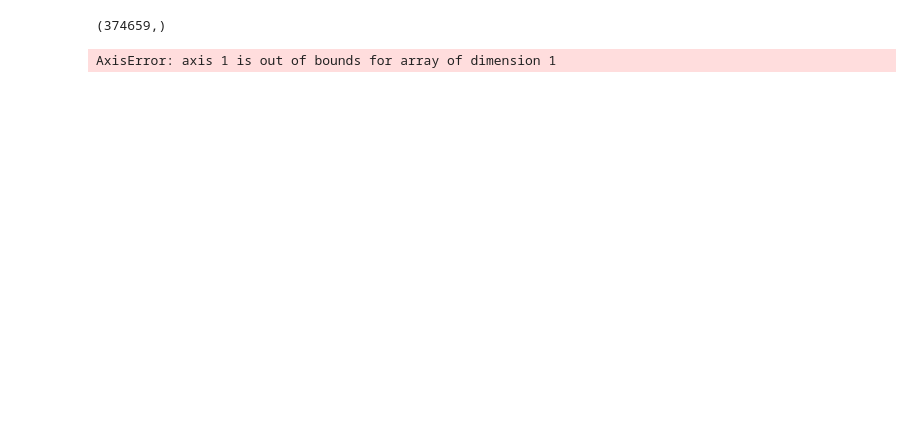
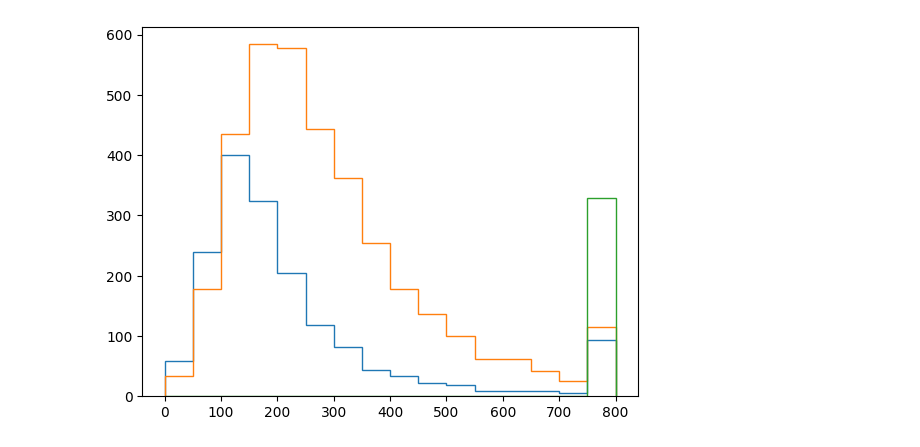
Before and after one commit to axeis/PommerLearn, a Jupyter notebook: pommerlearn/debug/evaluation.ipynb, the cells around one changed output. Drawn from its saved outputs; the diff is of its cells as text; code cells hidden in the pictures; blank space fills up the shorter version.

```diff
--- a/pommerlearn/debug/evaluation.ipynb
+++ b/pommerlearn/debug/evaluation.ipynb
@@ -201 +169,6 @@ for episode in range(0, len(z.attrs.get('EpisodeSteps'))):
+# %%
+for zarr in zarrs:
+    plt.hist(zarr.attrs.get('EpisodeSteps'), bins= range(0,801,50), histtype='step', fill=False)
+# %% [output]
+[figure, added]
 # %%
@@ -225,30 +205,0 @@ for episode in range(0, len(z.attrs.get('EpisodeSteps'))):
-# %%
-arr.shape
-# %% [output]
-(374659,)
-# %%
-arr = np.array([])
-
-for episode in range(0, len(z.attrs.get('EpisodeSteps'))):
-
-        dead_in_steps = get_agent_died_in_step(z.attrs.get('EpisodeActions')[episode],
-                                z.attrs.get('EpisodeDead')[episode]
-        )
-        max = 0
-        for i in range(0,3):
-            if dead_in_steps[i]==0:
-                winner_index=i
-                break
-            elif dead_in_steps[i] > max:
-                max = dead_in_steps[i]
-                winner_index=i
-
-        agent_episode = episode*4 + winner_index
-
-        episode_slice = get_agent_episode_slice(z,agent_episode)
-
-        obs = z['obs'][episode_slice]
-
-        arr = np.append(arr, np.sum(np.sum(obs[:,1,:,:], axis=2), axis=1),axis=1)
-# %% [output]
-AxisError: axis 1 is out of bounds for array of dimension 1
```
Also changed, not shown: parts of 27 cells of this notebook.
